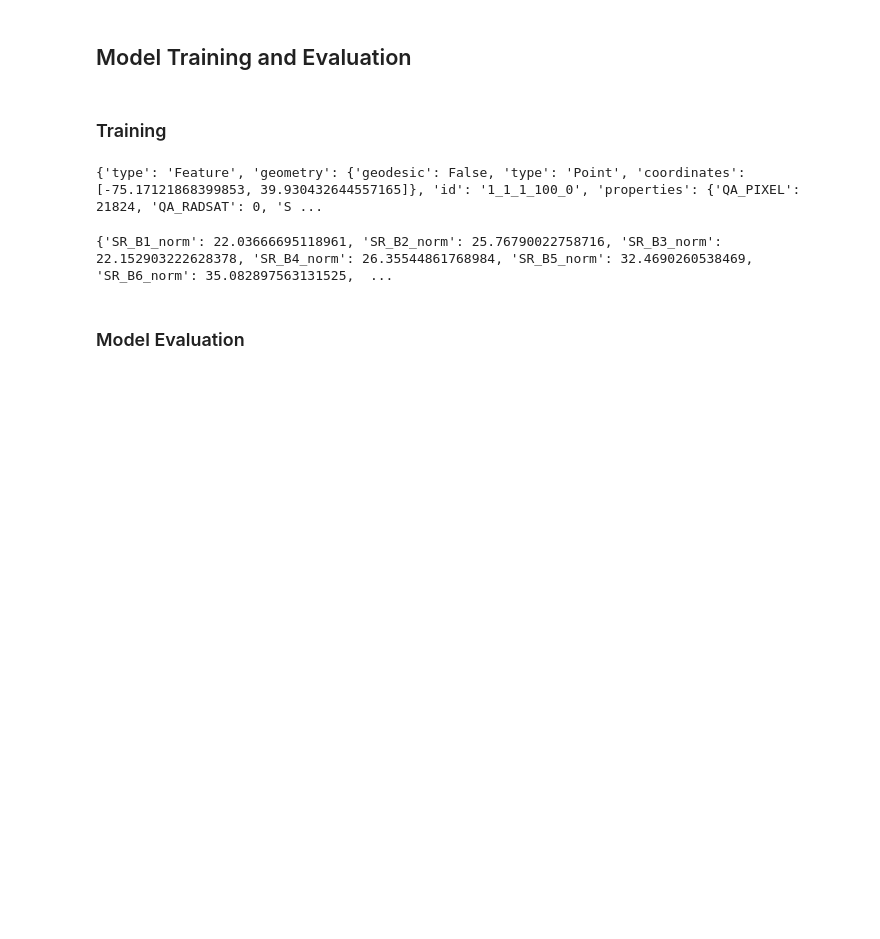
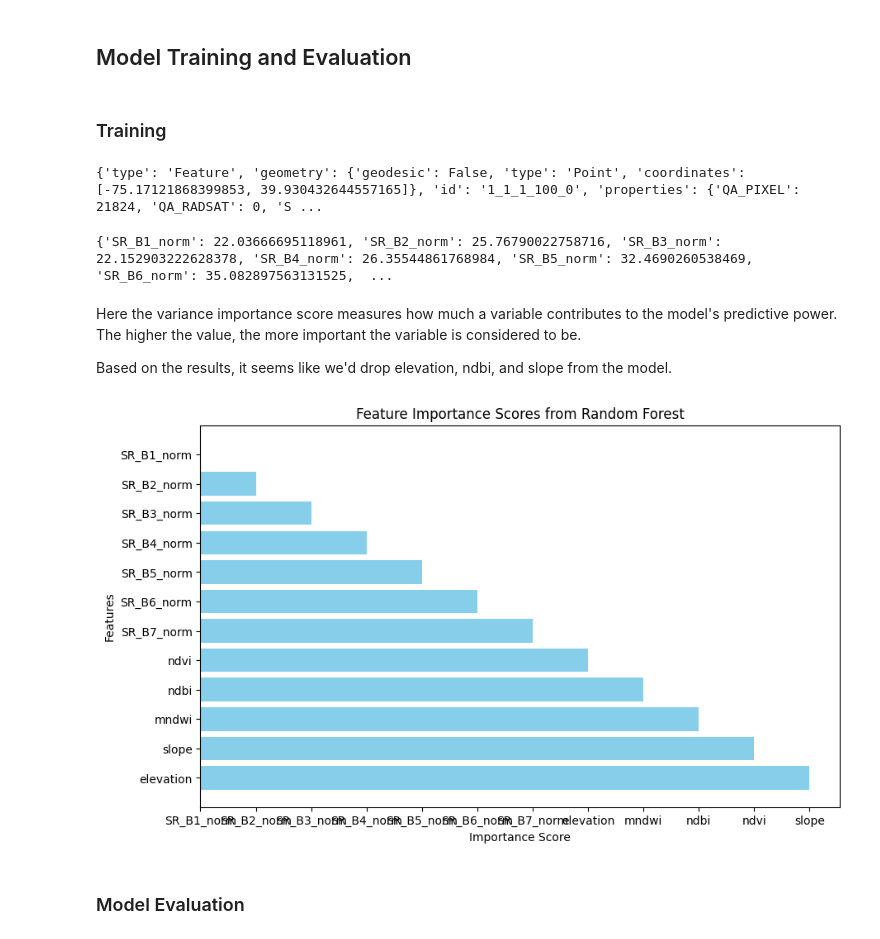
Before and after one commit to luyiiw/musa-650-spring-2025, a Jupyter notebook: assignments/HW3.ipynb, the cells around one changed output. Saved outputs shown, nothing was run; the diff lists cells and outputs as text; code cells hidden in the pictures; blank space fills up the shorter version.

```diff
--- a/assignments/HW3.ipynb
+++ b/assignments/HW3.ipynb
@@ -218,6 +222,33 @@ importance = rf_model.explain().get("importance")
 print(importance.getInfo())  # Outputs feature importance scores
 # %% [output]
 {'SR_B1_norm': 22.03666695118961, 'SR_B2_norm': 25.76790022758716, 'SR_B3_norm': 22.152903222628378, 'SR_B4_norm': 26.35544861768984, 'SR_B5_norm': 32.4690260538469, 'SR_B6_norm': 35.082897563131525,  ...
+# %% [markdown]
+Here the variance importance score measures how much a variable contributes to the model's predictive power. The higher the value, the more important the variable is considered to be.
+
+Based on the results, it seems like we'd drop elevation, ndbi, and slope from the model.
+# %%
+import matplotlib.pyplot as plt
+
+# Extract Importance Scores from the random forest model
+importance = rf_model.explain().get("importance")
+importance_scores = importance.getInfo()  # Outputs the importance scores
+
+# Convert to a dictionary if it's a list of tuples
+importance_dict = {feature: score for feature, score in zip(feature_list, importance_scores)}
+
+# Unzip the values into separate lists for plotting (no sorting)
+features, scores = zip(*importance_dict.items())
+
+# Plot the feature importance with the X-axis as importance score
+plt.figure(figsize=(10, 6))
+plt.barh(features, scores, color='skyblue')  # Horizontal bar plot
+plt.ylabel('Features')  # Y-axis as Features
+plt.xlabel('Importance Score')  # X-axis as Importance Scores
+plt.title('Feature Importance Scores from Random Forest')
+plt.gca().invert_yaxis()  # Invert y-axis to keep the first feature at the top
+plt.show()
+# %% [output]
+[figure, added]
 # %% [markdown]
 ### Model Evaluation
 # %%
```
Also changed, not shown: parts of 11 cells of this notebook.
